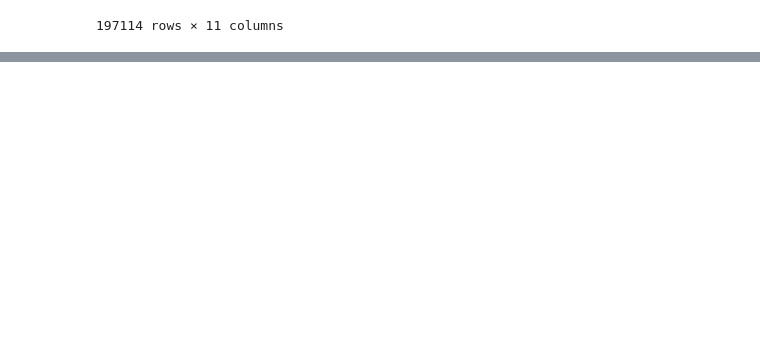
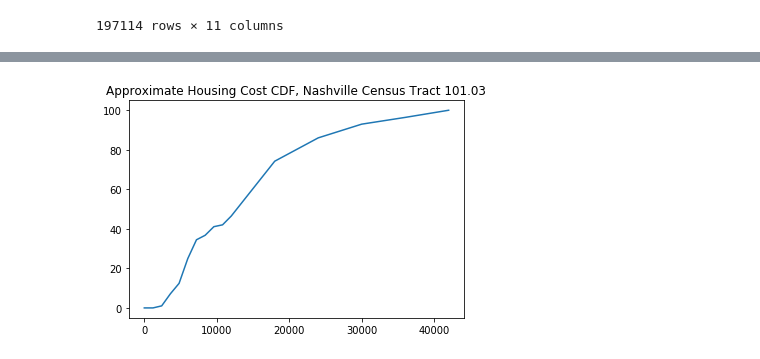
Before and after one commit to Cjcarlevato/data-question-4-affordable-housing-green-dogs, a Jupyter notebook: DQ4_Michael.ipynb, the cells around one changed output, grey strips where cells are left out. Cells and saved outputs as stored; diff of their text form; code cells hidden in the pictures; blank space fills up the shorter version.

```diff
--- a/DQ4_Michael.ipynb
+++ b/DQ4_Michael.ipynb
@@ -427,0 +528,2 @@ Name: 37013, dtype: float64
+# %%
+housing_cost = pd.read_csv('data/Census_Data/ACS_16_5YR_B25104/ACS_16_5YR_B25104_with_ann.csv')
@@ -427,0 +540,2 @@ Name: 37013, dtype: float64
+# %%
+categories = [col for col in list(housing_cost.columns) if 'HD01_VD' in col and col >= 'HD01_VD02' and col <= 'HD01_VD16']
@@ -427,0 +560,2 @@ Name: 37013, dtype: float64
+# %%
+min_rent = np.array([0, 100, 200, 300, 400, 500, 600, 700, 800, 900, 1000, 1500, 2000, 2500, 3000]) * 12
@@ -427,0 +585,8 @@ Name: 37013, dtype: float64
+# %%
+x = np.append(min_rent, [3500 * 12])
+y = [0] + list(100 * housing_cost.loc[1, categories].astype(float).cumsum() / housing_cost.loc[1, categories].astype(float).sum())
+
+_ = plt.plot(x,y)
+_ = plt.title('Approximate Housing Cost CDF, Nashville Census Tract 101.03')
+# %% [output]
+[figure, added]
```
Also changed, not shown: parts of 88 cells of this notebook.
